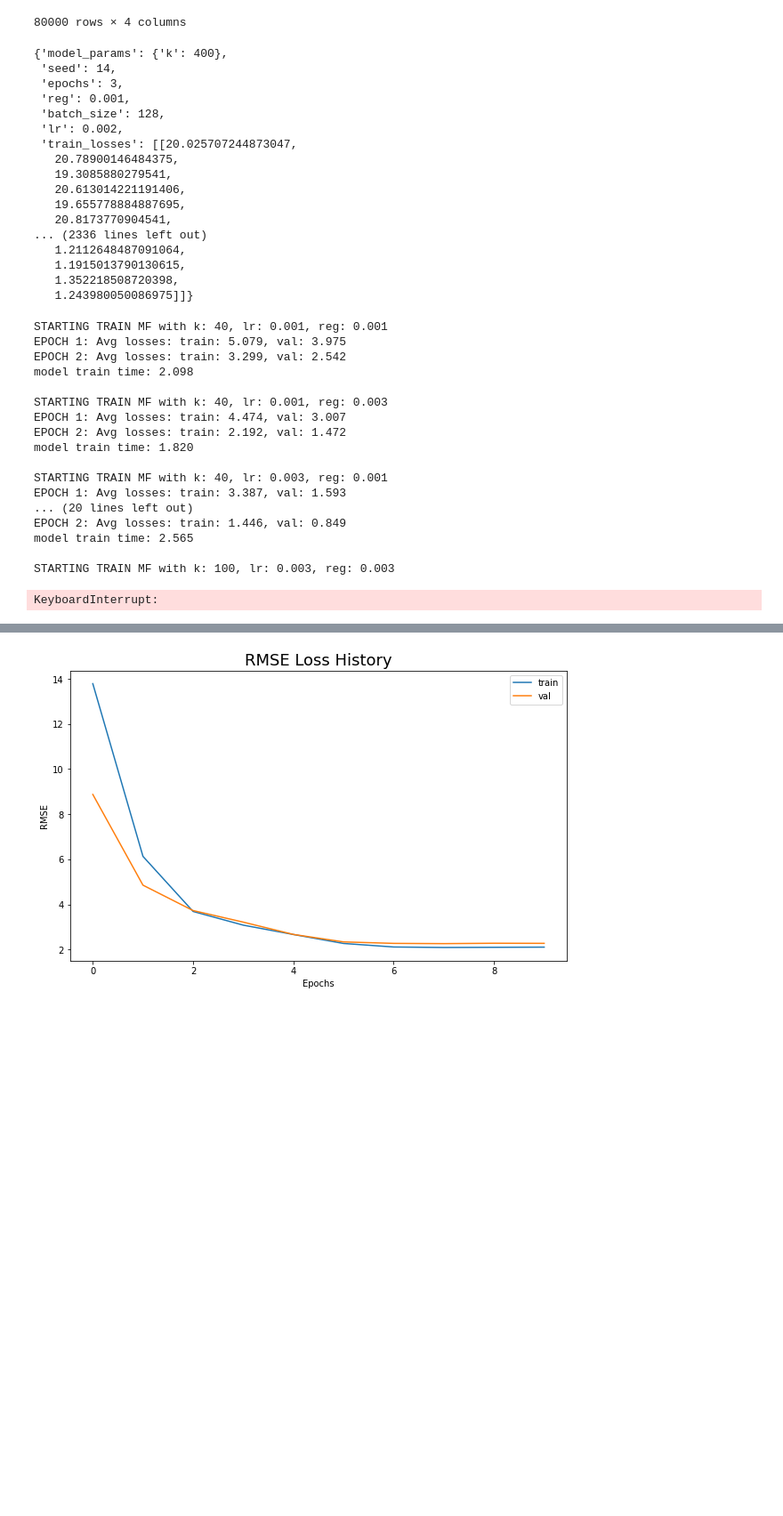
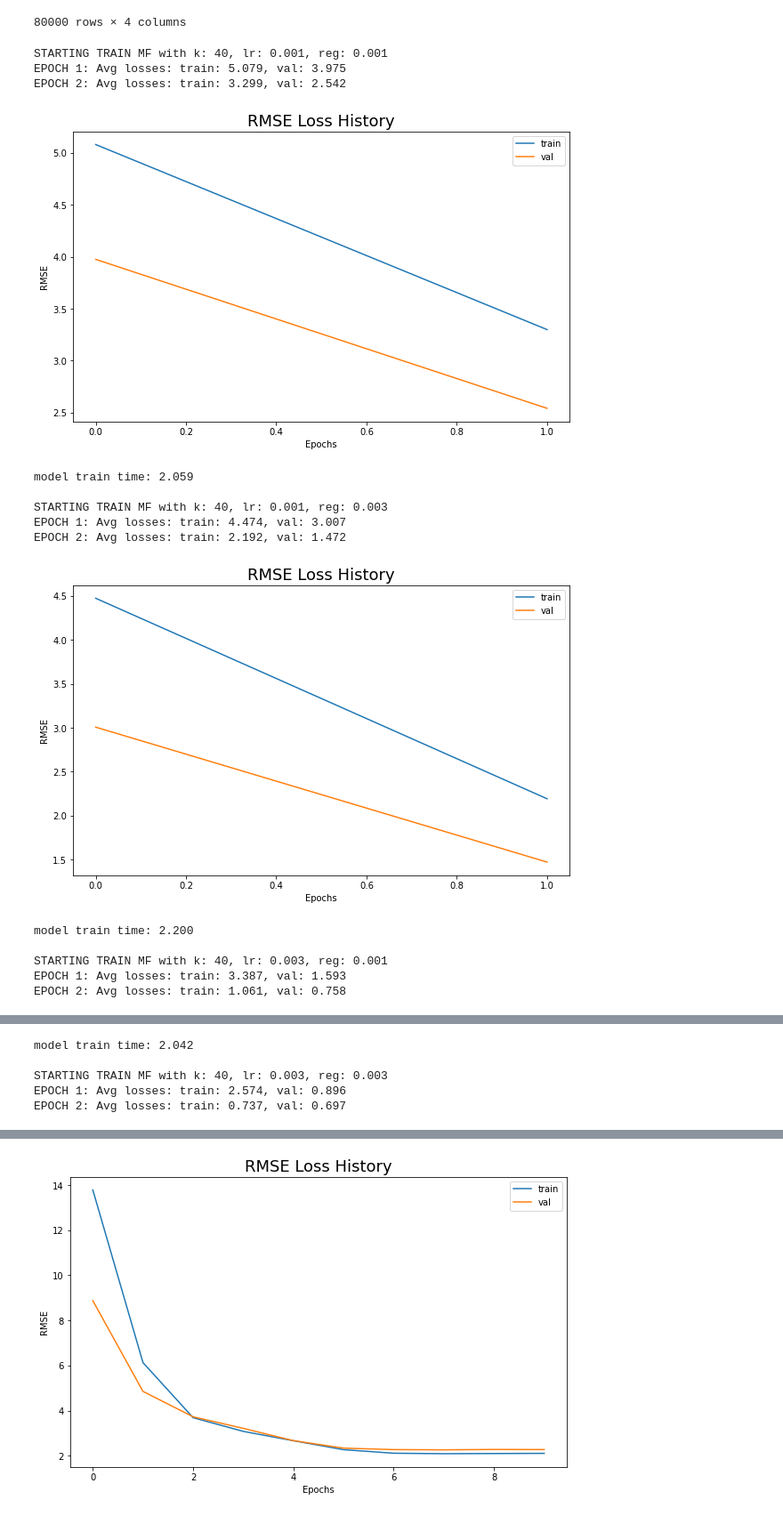
Before and after one commit to freddd1/AutoRec, a Jupyter notebook: driver.ipynb, the cells around one changed output, grey strips where cells are left out. Shown: that part at 89% size. Drawn from its saved outputs; the diff is of its cells as text; code cells hidden in the pictures; blank space fills up the shorter version.

Commit message:
Added `parmas` function in `src.autorec.model` and in `src.autorec.training` and created HP loop in `driver` for AutoRec

```diff
--- a/driver.ipynb
+++ b/driver.ipynb
@@ -47,84 +47,56 @@ train
 | 79998 | 942 | 1227 | 3 | 888640275 |
 | 79999 | 942 | 1329 | 3 | 888692465 |
 80000 rows × 4 columns
-# %%
-model_dict = {}
-num_users = train.user_id.max() + 1
-num_items = train.item_id.max() + 1
-model = MatrixFactorization(num_users, num_items, k=400)
-mf_trainer = MFTrainer(train, test, model, epochs=3, lr=0.002, reg=0.001, batch_size=128)
-# %%
-mf_trainer.train_model()
-model_dict['model_params'] = model.params()
-model_dict.update(mf_trainer.params())
-model_dict['train_losses'] = mf_trainer.train_losses
-model_dict['val_losses'] = mf_trainer.val_losses
-# %% [output]
-{'model_params': {'k': 400},
- 'seed': 14,
- 'epochs': 3,
- 'reg': 0.001,
- 'batch_size': 128,
- 'lr': 0.002,
- 'train_losses': [[20.025707244873047,
-   20.78900146484375,
-   19.3085880279541,
-   20.613014221191406,
-   19.655778884887695,
-   20.8173770904541,
-... (2336 lines left out)
-   1.2112648487091064,
-   1.1915013790130615,
-   1.352218508720398,
-   1.243980050086975]]}
 # %%
 import json
 from time import time
+from utils.plots import plot_train_history
+
 epochs = 2
 batch_size = 128
 
 for k in [40, 100, 400]:
     for lr in [0.001, 0.003]:
         for reg in [0.001, 0.003]:
             print(f'STARTING TRAIN MF with k: {k}, lr: {lr}, reg: {reg}')
             start_time = time()
             model_dict = {}
             num_users = train.user_id.max() + 1
             num_items = train.item_id.max() + 1
 
             # Init model and trainer
             model = MatrixFactorization(num_users, num_items, k=k)
             mf_trainer = MFTrainer(train, test, model, epochs=epochs, lr=lr, reg=reg, batch_size=batch_size)
 
+            # Train
             mf_trainer.train_model()
 
             # Save parmas to model_dict
             model_dict['model_params'] = model.params()
             model_dict.update(mf_trainer.params())
             model_dict['train_losses'] = mf_trainer.train_losses
             model_dict['val_losses'] = mf_trainer.val_losses
 
+            # Save model params to json file
             file_name = f'models_params/MF_{k}_{lr}_{reg}'
             with open(file_name, 'w') as f:
                 json.dump(model_dict, f, indent=4)
 
+            plot_train_history(mf_trainer.train_losses, mf_trainer.val_losses)
             print(f'model train time: {time() - start_time:.3f}\n')
 # %% [output]
 STARTING TRAIN MF with k: 40, lr: 0.001, reg: 0.001
 EPOCH 1: Avg losses: train: 5.079, val: 3.975
 EPOCH 2: Avg losses: train: 3.299, val: 2.542
-model train time: 2.098
-
-STARTING TRAIN MF with k: 40, lr: 0.001, reg: 0.003
-EPOCH 1: Avg losses: train: 4.474, val: 3.007
-EPOCH 2: Avg losses: train: 2.192, val: 1.472
-model train time: 1.820
-
-STARTING TRAIN MF with k: 40, lr: 0.003, reg: 0.001
-EPOCH 1: Avg losses: train: 3.387, val: 1.593
-... (20 lines left out)
-EPOCH 2: Avg losses: train: 1.446, val: 0.849
-model train time: 2.565
-
-STARTING TRAIN MF with k: 100, lr: 0.003, reg: 0.003
+[figure, added]
-KeyboardInterrupt:
+model train time: 2.059
+
+STARTING TRAIN MF with k: 40, lr: 0.001, reg: 0.003
+EPOCH 1: Avg losses: train: 4.474, val: 3.007
+EPOCH 2: Avg losses: train: 2.192, val: 1.472
+[figure, added]
+model train time: 2.200
+
+STARTING TRAIN MF with k: 40, lr: 0.003, reg: 0.001
+EPOCH 1: Avg losses: train: 3.387, val: 1.593
+EPOCH 2: Avg losses: train: 1.061, val: 0.758
@@ -130,0 +104,5 @@ KeyboardInterrupt:
+model train time: 2.042
+
+STARTING TRAIN MF with k: 40, lr: 0.003, reg: 0.003
+EPOCH 1: Avg losses: train: 2.574, val: 0.896
+EPOCH 2: Avg losses: train: 0.737, val: 0.697
```
Also changed, not shown: parts of 4 cells of this notebook, 4 other files.
